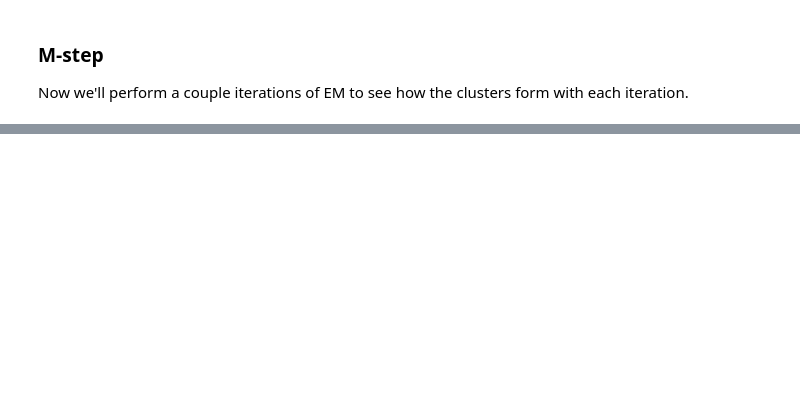
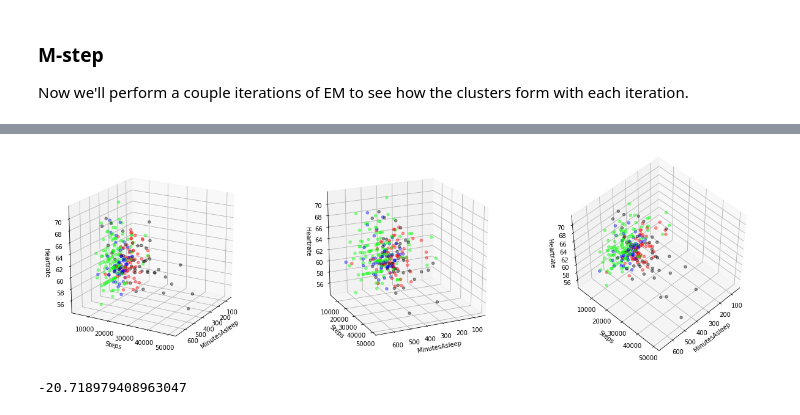
Before and after one commit to hal009/fitbitEM, a Jupyter notebook: 03_Analyze_Data.ipynb, the cells around one changed output, grey strips where cells are left out. Drawn from its saved outputs; the diff is of its cells as text; code cells hidden in the pictures; blank space fills up the shorter version.

```diff
--- a/03_Analyze_Data.ipynb
+++ b/03_Analyze_Data.ipynb
@@ -117,15 +180,8 @@ for epoch in range(3):
 # %%
-for epoch in range(5):
-    gamma_z = np.nan_to_num(em.E_step(mu, sigma, pi))
-    fig = plt.figure(figsize=(21,6))
-    for i, (elv, azm) in enumerate(zip(elevations, azimuths)):
-        ax = fig.add_subplot(1, 3, i+1, projection='3d')
-        plot_features(data, features, ax, elv, azm, alpha=.4, colors=get_cluster_colors(data, gamma_z))
-
-
-    (mu, sigma, pi) = em.M_step(mu, sigma, gamma_z)
-    log_likelihood = em.eval_log_likelihood(mu, sigma, pi)
-
-    if(abs(log_likelihood - prev_likelihood < 0.00001)):
-        break
-    prev_likelihood = log_likelihood
+gamma_z = np.nan_to_num(em.E_step(mu, sigma, pi))
+fig = plt.figure(figsize=(21,6))
+for i, (elv, azm) in enumerate(zip(elevations, azimuths)):
+    ax = fig.add_subplot(1, 3, i+1, projection='3d')
+    plot_features(data, features, ax, elv, azm, alpha=.4, colors=get_cluster_colors(data, gamma_z))
+# %% [output]
+[figure, added]
@@ -131,0 +197,4 @@ for epoch in range(5):
+# %%
+log_likelihood
+# %% [output]
+-20.718979408963047
```
Also changed, not shown: parts of 17 cells of this notebook, 2 other files.
